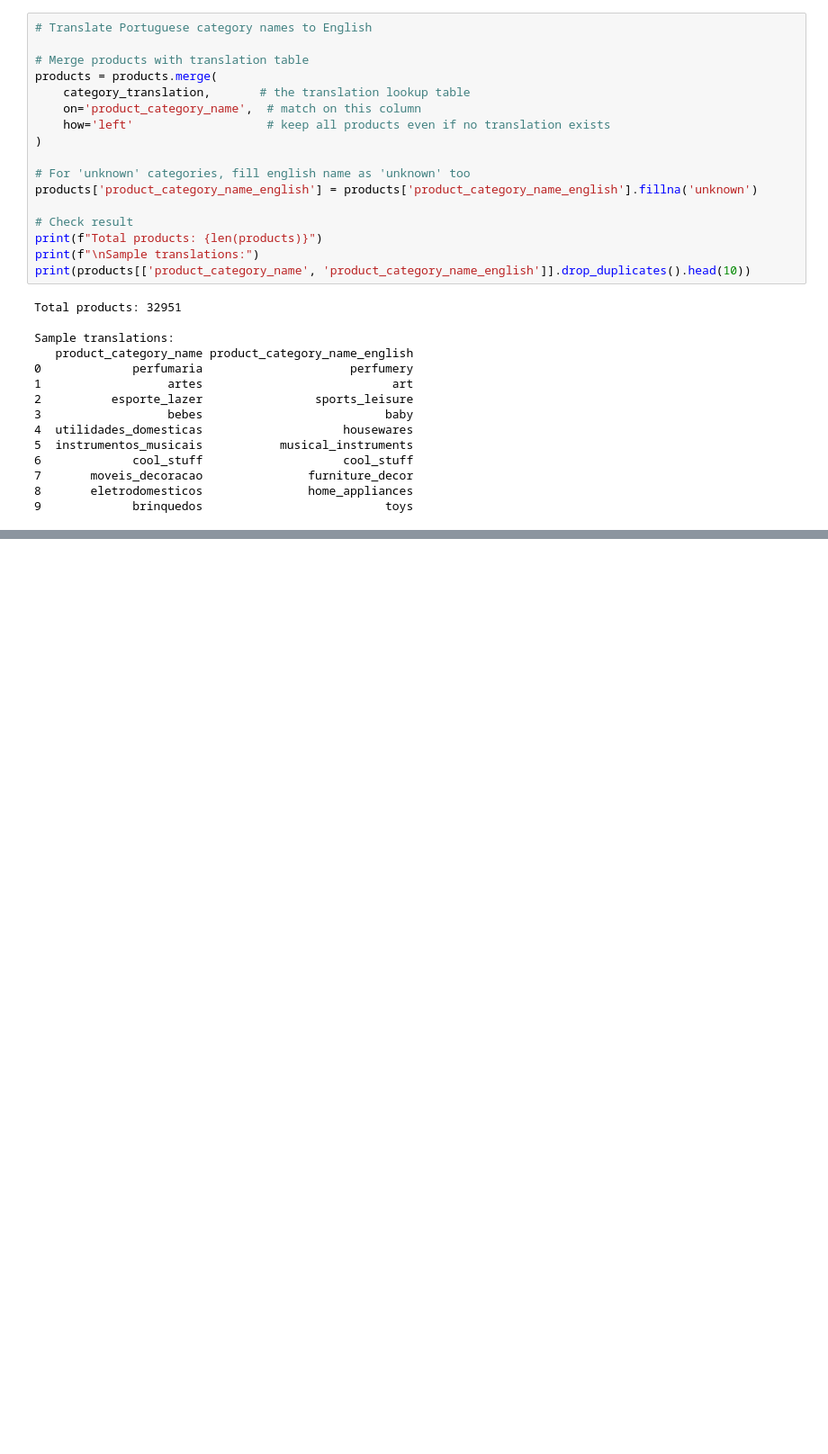
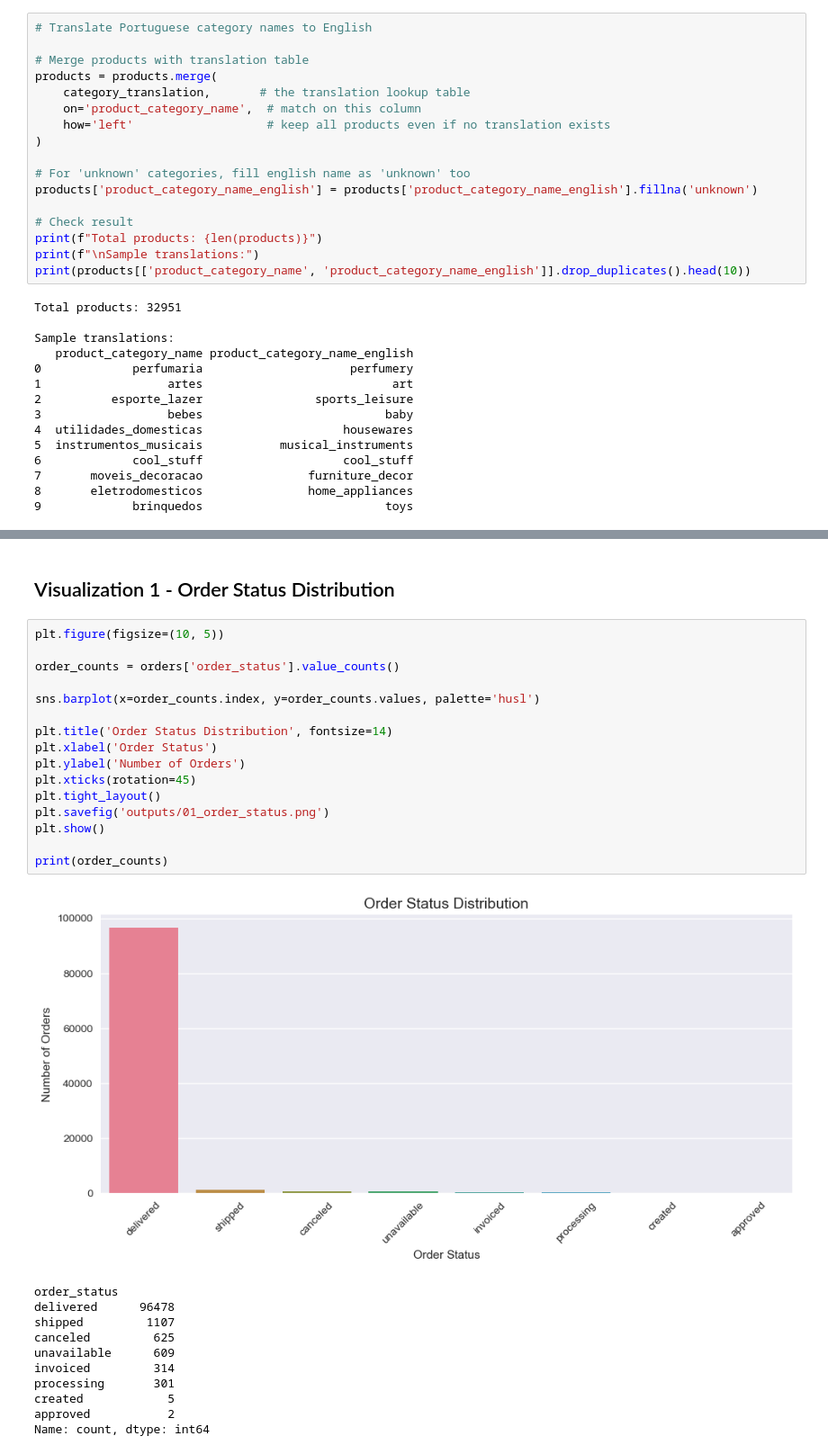
Before and after one commit to demirilayda/olist-data-pipeline, a Jupyter notebook: 01_eda.ipynb, the cells around one changed output, grey strips where cells are left out. Shown at 90% size. Saved outputs shown, nothing was run; the diff lists cells and outputs as text; blank space fills up the shorter version.

Commit message:
Phase 1 EDA: complete - visualizations, stats, master CSV exported

```diff
--- a/01_eda.ipynb
+++ b/01_eda.ipynb
@@ -152,0 +186,30 @@ Sample translations:
+# %% [markdown]
+## Visualization 1 - Order Status Distribution
+# %%
+plt.figure(figsize=(10, 5))
+
+order_counts = orders['order_status'].value_counts()
+
+sns.barplot(x=order_counts.index, y=order_counts.values, palette='husl')
+
+plt.title('Order Status Distribution', fontsize=14)
+plt.xlabel('Order Status')
+plt.ylabel('Number of Orders')
+plt.xticks(rotation=45)
+plt.tight_layout()
+plt.savefig('outputs/01_order_status.png')
+plt.show()
+
+print(order_counts)
+# %% [output]
+[figure, added]
+order_status
+delivered      96478
+shipped         1107
+canceled         625
+unavailable      609
+invoiced         314
+processing       301
+created            5
+approved           2
+Name: count, dtype: int64
```
Also changed, not shown: parts of 15 cells of this notebook, 6 other files.
